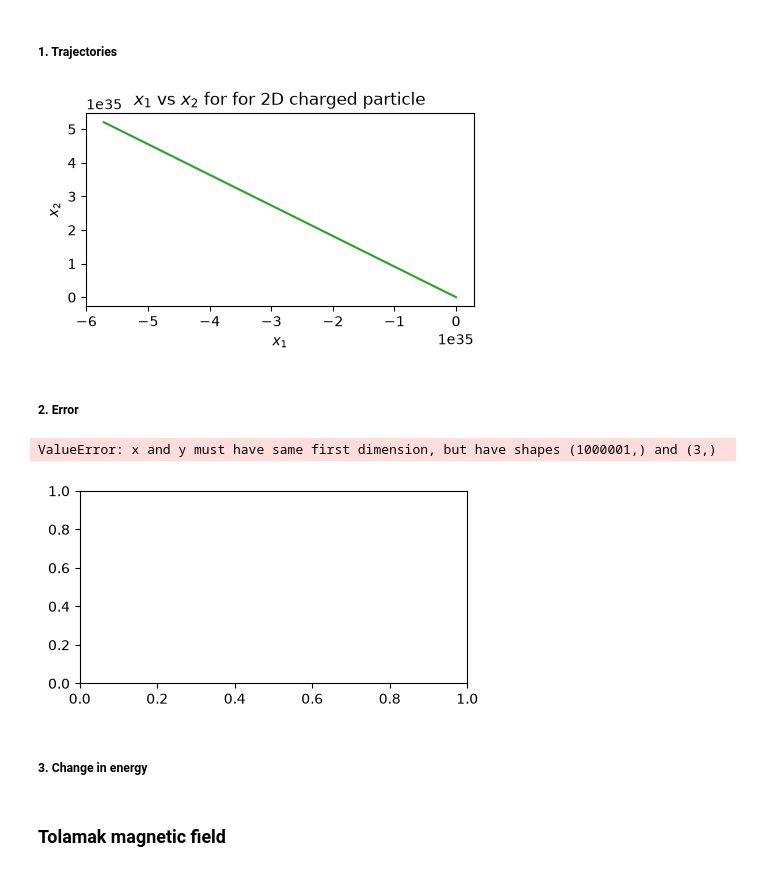
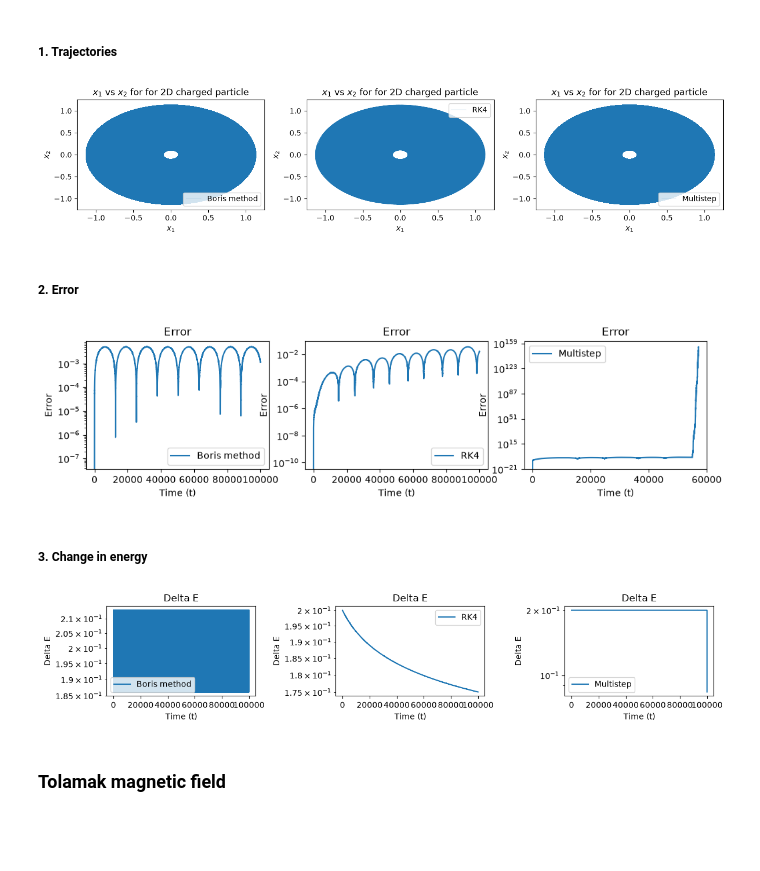
Before and after one commit to einaraarnaes/Project_2_TMA4215, a Jupyter notebook: report.ipynb, the cells around one changed output. Cells and saved outputs as stored; diff of their text form; code cells hidden in the pictures; blank space fills up the shorter version.

Commit message:
finished the plotting in task a

```diff
--- a/report.ipynb
+++ b/report.ipynb
@@ -326,5 +331,10 @@ def solve_ivp_reference(x0, v0, T, t_eval, B, div_U):
 
 t_2D_boris, x_2D_boris, v_2D_boris = Boris_Method(x_0_2D, v_0_2D, T, h, B_2D, div_U_2D)
 t_2D_RK, x_2D_RK, v_2D_RK = RK_4(x_0_2D, v_0_2D, T, h, B_2D, div_U_2D)
-t_2D_multi, x_2D_multi, v_2D_multi = multistep(x_0_2D, v_0_2D, T, h, A_2D, div_U_2D)
+
+#For multistep we cant get a nice solution without reducing the stap size to 0.01...
+t_2D_multi, x_2D_multi, v_2D_multi = multistep(x_0_2D, v_0_2D, T, 0.01, A_2D, div_U_2D)
+t_2D_multi = t_2D_multi[::10]
+x_2D_multi = x_2D_multi[::10, :]
+v_2D_multi = v_2D_multi[::10, :]
 # %%
@@ -339,32 +354,50 @@ error_2D_multi = np.linalg.norm(x_2D_multi-x_2D_reference, ord=2, axis=0)
 # %% [markdown]
 ##### 1. Trajectories
 # %%
-fig, axs = plt.subplots(nrows = 1, ncols = 1, figsize = (5, 2.5))
-axs.plot(x_2D_boris[:, 0], x_2D_boris[:, 1], label = "Boris method")
-axs.plot(x_2D_RK[:, 0], x_2D_RK[:, 1], label = "RK4")
-axs.plot(x_2D_multi[:, 0], x_2D_multi[:, 1], label = "Multistep")
+fig, axs = plt.subplots(nrows = 1, ncols = 3, figsize = (13, 3))
+axs[0].plot(x_2D_boris[:, 0], x_2D_boris[:, 1], label = "Boris method", linewidth = 0.1)
+axs[1].plot(x_2D_RK[:, 0], x_2D_RK[:, 1], label = "RK4", linewidth = 0.1)
+axs[2].plot(x_2D_multi[:, 0], x_2D_multi[:, 1], label = "Multistep", linewidth = 0.1)
 
-axs.set(xlabel = r"$x_1$", ylabel = r"$x_2$", title = r"$x_1$ vs $x_2$ for for 2D charged particle")
+for ax in axs:
+    ax.set(xlabel = r"$x_1$", ylabel = r"$x_2$", title = r"$x_1$ vs $x_2$ for for 2D charged particle")
+    ax.legend()
 
+plt.tight_layout()
 plt.show()
 # %% [output]
-[figure, old version]
+[figure, new version]
 # %% [markdown]
 ##### 2. Error
 # %%
-fig, axs = plt.subplots(nrows = 1, ncols = 1, figsize = (5, 2.5))
-axs.plot(t_2D_reference, error_2D_boris, label = "Boris method")
-axs.plot(t_2D_reference, error_2D_RK, label = "RK4")
-axs.plot(t_2D_reference, error_2D_multi, label = "Multistep")
+fig, axs = plt.subplots(nrows = 1, ncols = 3, figsize = (12, 2.5))
+axs[0].semilogy(t_2D_reference, error_2D_boris, label = "Boris method")
+axs[1].semilogy(t_2D_reference, error_2D_RK, label = "RK4")
+axs[2].semilogy(t_2D_reference, error_2D_multi, label = "Multistep")
 
-axs.set(xlabel = r"$x_1$", ylabel = r"$x_2$", title = r"Error of the methods")
+for ax in axs:
+    ax.set(xlabel = "Time (t)", ylabel = "Error", title = "Error")
+    ax.legend()
 
 plt.show()
 # %% [output]
-ValueError: x and y must have same first dimension, but have shapes (1000001,) and (3,)
-[figure, old version]
+[figure, new version]
 # %% [markdown]
 ##### 3. Change in energy
+# %%
+fig, axs = plt.subplots(nrows = 1, ncols = 3, figsize = (12, 2.5))
+axs[0].semilogy(t_2D_reference, delta_E_2D_boris, label = "Boris method")
+axs[1].semilogy(t_2D_reference, delta_E_2D_RK, label = "RK4")
+axs[2].semilogy(t_2D_reference, delta_E_2D_multi, label = "Multistep")
+
+for ax in axs:
+    ax.set(xlabel = "Time (t)", ylabel = "Delta E", title = "Delta E")
+    ax.legend()
+
+plt.tight_layout()
+plt.show()
+# %% [output]
+[figure, added]
 # %% [markdown]
 ### Tolamak magnetic field
 # %%
```
Also changed, not shown: parts of 10 cells of this notebook.
